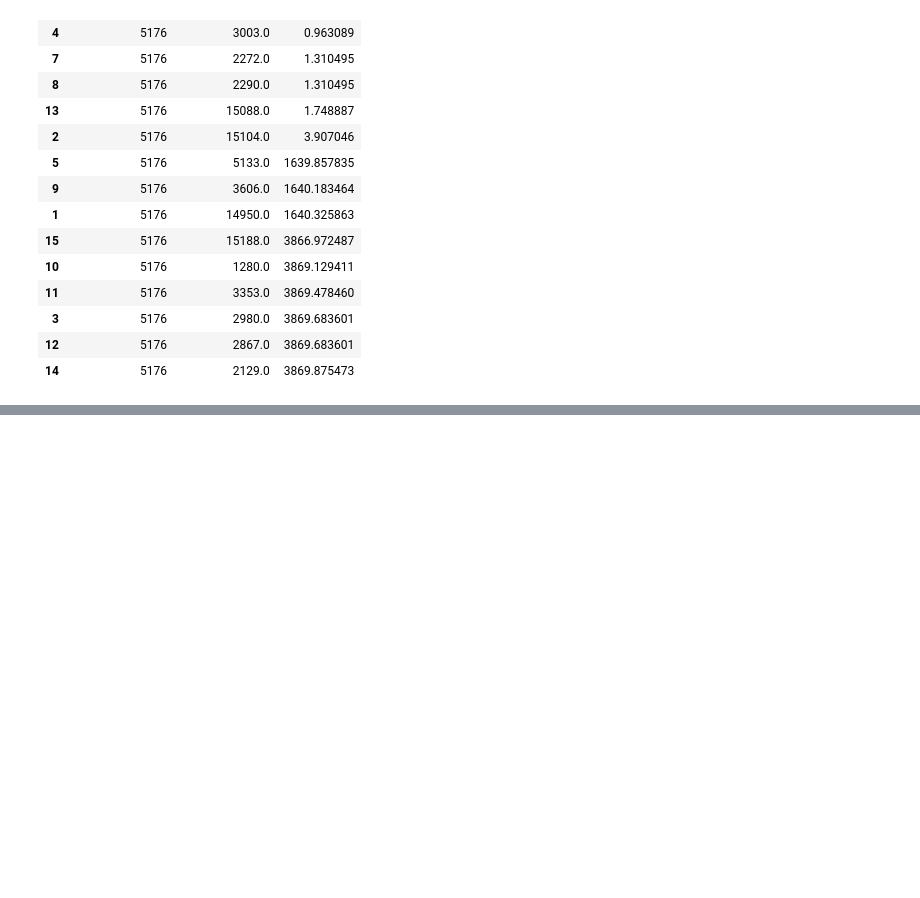
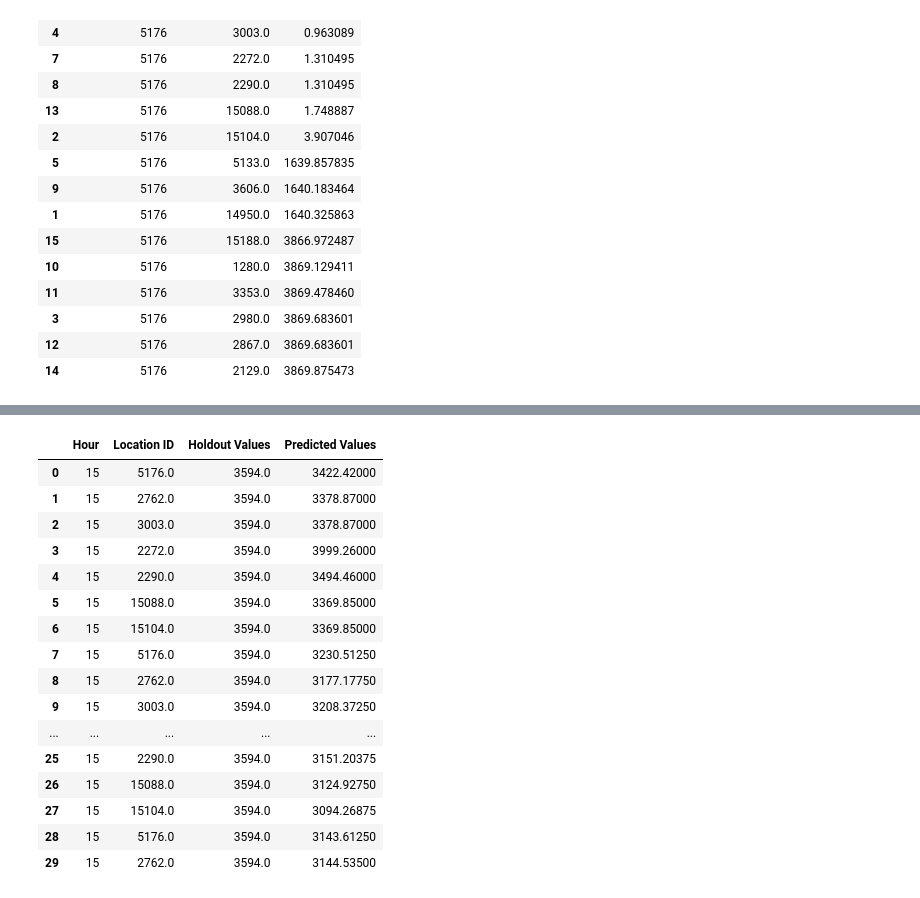
Before and after one commit to jkyxd/ICP_Group3, a Jupyter notebook: ICP Jupyter File.ipynb, the cells around one changed output, grey strips where cells are left out. Cells and saved outputs as stored; diff of their text form; code cells hidden in the pictures; blank space fills up the shorter version.

```diff
--- a/ICP Jupyter File.ipynb
+++ b/ICP Jupyter File.ipynb
@@ -1483,21 +1515,21 @@ truck_id = 43
 month = 8
 day = 25
 
-# Filter the DataFrame for the specified criteria
-filtered_df = X_holdout[(X_holdout['TRUCK_ID'] == truck_id) &
-                             (X_holdout['MONTH'] == month) &
-                             (X_holdout['DAY'] == day)]
-
 columns_to_exclude = ['AVG_TEMPERATURE_AIR_2M_F', 'AVG_TEMPERATURE_HEATINDEX_2M_F', 'TOT_PRECIPITATION_IN', 'TOT_SNOWFALL_IN', 'TOT_SNOWDEPTH_IN', 'AVG_CLOUD_COVER_TOT_PCT']
 
 # Create a DataFrame with holdout values and predicted values
-df_predictions = X_holdout.drop(columns=columns_to_exclude)
+df_predictions = X_holdout.copy()
 df_predictions['Holdout'] = y_holdout
 holdout_predictions = rf.predict(X_holdout)
 df_predictions['Predicted'] = holdout_predictions
 
 # Add a column for the differences
 df_predictions['Difference'] = df_predictions['Predicted'] - df_predictions['Holdout']
+
+# Filter the DataFrame for the specified criteria
+filtered_df = df_predictions[(df_predictions['TRUCK_ID'] == truck_id) &
+                             (df_predictions['MONTH'] == month) &
+                             (df_predictions['DAY'] == day)]
 
 # Sort the DataFrame by HOUR and Predicted values
 sorted_df = filtered_df.sort_values(['HOUR', 'Predicted'], ascending=[True, False])
@@ -1516,7 +1548,7 @@ for hour in sorted_df['HOUR'].unique():
     best_location_id = hour_df['LOCATION_ID'].iloc[0]
 
     # Filter distances DataFrame for distances less than 4 km from location_id 5176.0
-    filtered_distances = df_distances[(df_distances['Location_ID_start'] == 5176.0) & (df_distances['distance'] < 4.0) & (df_distances['Location_ID_start'] != df_distances['Location_ID_end'])]
+    filtered_distances = df_distances[(df_distances['Location_ID_start'] == 5176.0) & (df_distances['distance'] < 4.0)]
 
     # Get the possible location IDs including the newly added location IDs
     possible_location_ids = sorted(set(hour_df['LOCATION_ID'].unique()) | set(filtered_distances['Location_ID_end'].unique()))
@@ -1547,3 +1649,23 @@ NameError: name 'xgb' is not defined
+# %%
+df_predictions_per_hour_location.head(30)
+# %% [output]
+|  | Hour | Location ID | Holdout Values | Predicted Values |
+| 0 | 15 | 5176.0 | 3594.0 | 3422.42000 |
+| 1 | 15 | 2762.0 | 3594.0 | 3378.87000 |
+| 2 | 15 | 3003.0 | 3594.0 | 3378.87000 |
+| 3 | 15 | 2272.0 | 3594.0 | 3999.26000 |
+| 4 | 15 | 2290.0 | 3594.0 | 3494.46000 |
+| 5 | 15 | 15088.0 | 3594.0 | 3369.85000 |
+| 6 | 15 | 15104.0 | 3594.0 | 3369.85000 |
+| 7 | 15 | 5176.0 | 3594.0 | 3230.51250 |
+| 8 | 15 | 2762.0 | 3594.0 | 3177.17750 |
+| 9 | 15 | 3003.0 | 3594.0 | 3208.37250 |
+| ... | ... | ... | ... | ... |
+| 25 | 15 | 2290.0 | 3594.0 | 3151.20375 |
+| 26 | 15 | 15088.0 | 3594.0 | 3124.92750 |
+| 27 | 15 | 15104.0 | 3594.0 | 3094.26875 |
+| 28 | 15 | 5176.0 | 3594.0 | 3143.61250 |
+| 29 | 15 | 2762.0 | 3594.0 | 3144.53500 |
 # %%
 # Print the DataFrame
 print("Truck ID:", truck_id)
```
Also changed, not shown: parts of 16 cells of this notebook.
